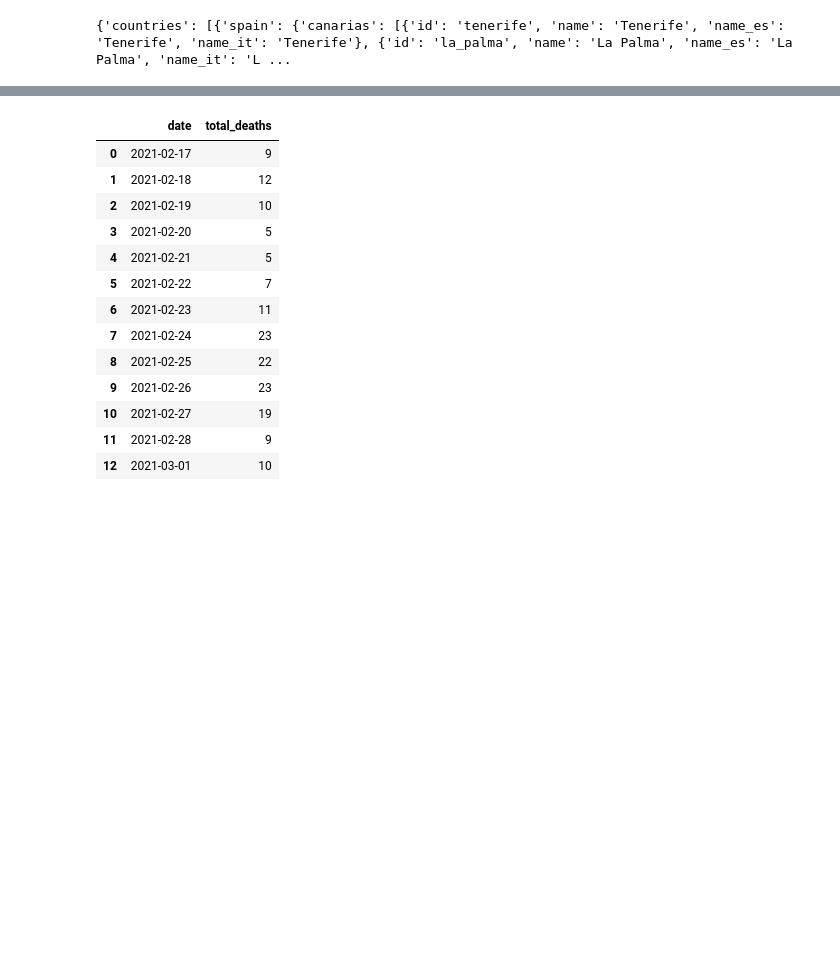
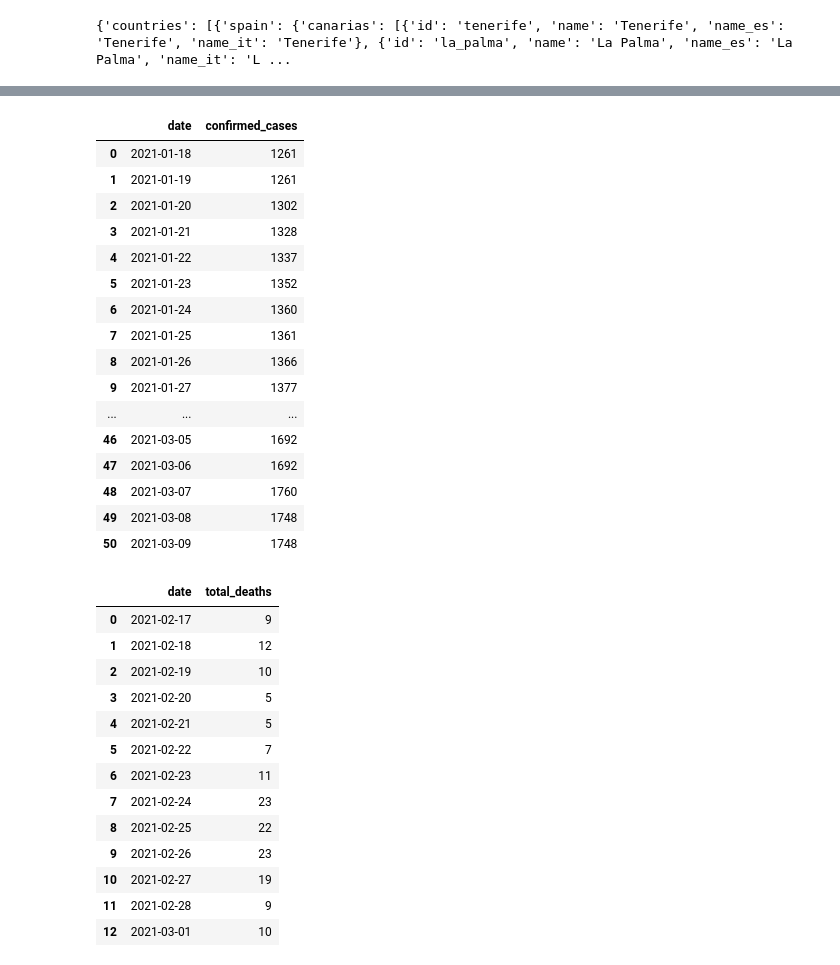
Before and after one commit to lbrutton/covid_dashboard, a Jupyter notebook: covid_dashboard_notes.ipynb, the cells around one changed output, grey strips where cells are left out. Drawn from its saved outputs; the diff is of its cells as text; code cells hidden in the pictures; blank space fills up the shorter version.

```diff
--- a/covid_dashboard_notes.ipynb
+++ b/covid_dashboard_notes.ipynb
@@ -85,3 +119,23 @@ confirmed_cases.plot()
+# %%
+confirmed_cases
+# %% [output]
+|  | date | confirmed_cases |
+| 0 | 2021-01-18 | 1261 |
+| 1 | 2021-01-19 | 1261 |
+| 2 | 2021-01-20 | 1302 |
+| 3 | 2021-01-21 | 1328 |
+| 4 | 2021-01-22 | 1337 |
+| 5 | 2021-01-23 | 1352 |
+| 6 | 2021-01-24 | 1360 |
+| 7 | 2021-01-25 | 1361 |
+| 8 | 2021-01-26 | 1366 |
+| 9 | 2021-01-27 | 1377 |
+| ... | ... | ... |
+| 46 | 2021-03-05 | 1692 |
+| 47 | 2021-03-06 | 1692 |
+| 48 | 2021-03-07 | 1760 |
+| 49 | 2021-03-08 | 1748 |
+| 50 | 2021-03-09 | 1748 |
 # %%
 new_cases_t2wk = []
 for date in response.json()['dates']:
```
Also changed, not shown: parts of 9 cells of this notebook, 3 other files.
